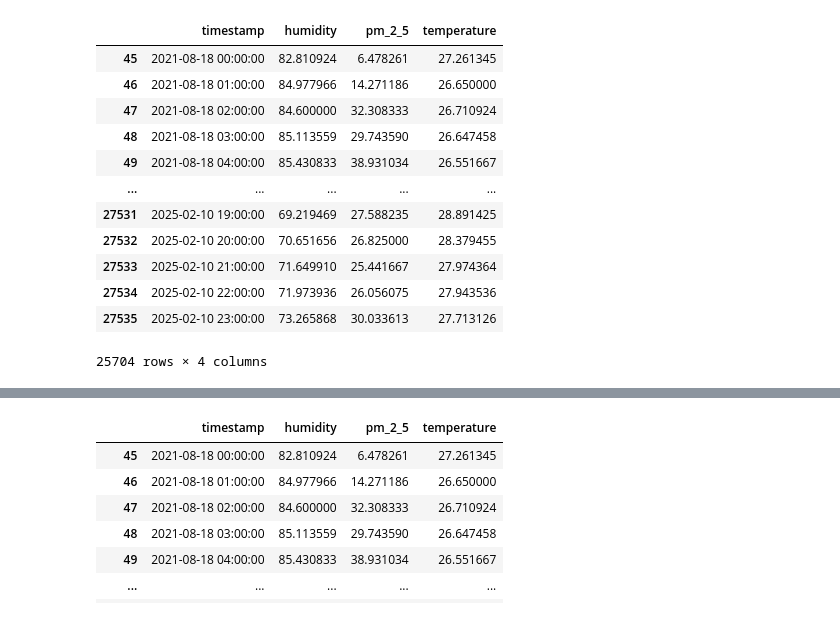
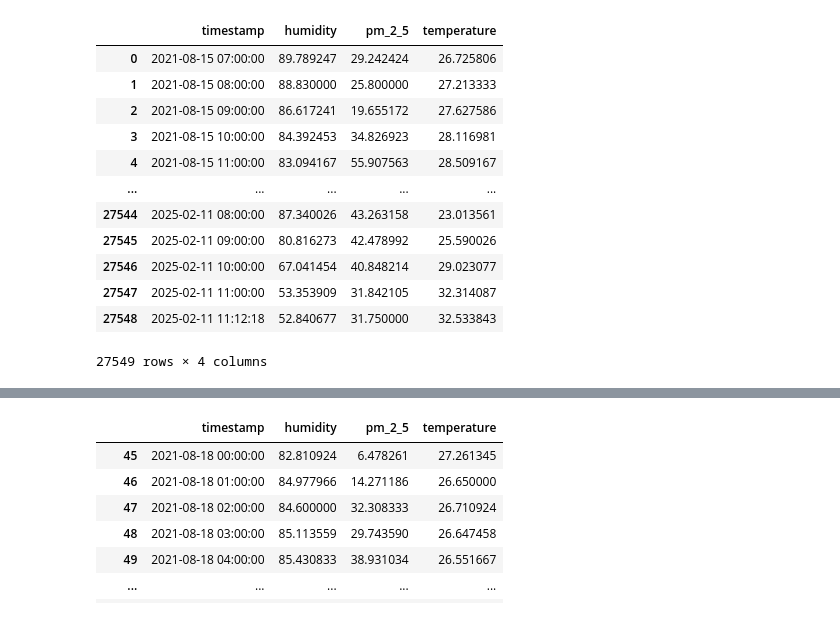
Before and after one commit to chetod/DustyVision-PM2.5, a Jupyter notebook: scripts/clean_data.ipynb, the cells around one changed output, grey strips where cells are left out. Drawn from its saved outputs; the diff is of its cells as text; code cells hidden in the pictures.

```diff
--- a/scripts/clean_data.ipynb
+++ b/scripts/clean_data.ipynb
@@ -10,41 +10,28 @@ Requirement already satisfied: six>=1.5 in c:\users\asus\desktop\projectforecast
 # %%
 import pandas as pd
 df = pd.read_csv(r"C:\Users\ASUS\Desktop\projectforecastpm2_5\dataforecast\raw_data\export-jsps001-1h.csv")  # เปลี่ยนเป็นชื่อไฟล์จริง
 df['timestamp'] = pd.to_datetime(df['timestamp'])
 df.drop(columns=['timezone'], inplace=True)
 df.drop(columns=['pm_2_5_sp'], inplace=True)
 df.drop(columns=['Unnamed: 0'], inplace=True)
 
 # โหลดข้อมูล (สมมติว่ามีคอลัมน์ 'timestamp')
 df['timestamp'] = pd.to_datetime(df['timestamp'])  # แปลงเป็น datetime
-df['date'] = df['timestamp'].dt.date  # ดึงเฉพาะวันที่
-
-# นับจำนวนแถวต่อวัน
-count_per_day = df.groupby('date')['timestamp'].count()
-
-# คัดกรองเฉพาะวันที่มีครบ 24 ชั่วโมง
-valid_days = count_per_day[count_per_day == 24].index
-
-# ลบวันที่ไม่ครบ 24 ชั่วโมง
-df_cleaned = df[df['date'].isin(valid_days)].drop(columns=['date'])
-
-
-df = df_cleaned
 df
 # %% [output]
 |  | timestamp | humidity | pm_2_5 | temperature |
-| 45 | 2021-08-18 00:00:00 | 82.810924 | 6.478261 | 27.261345 |
-| 46 | 2021-08-18 01:00:00 | 84.977966 | 14.271186 | 26.650000 |
-| 47 | 2021-08-18 02:00:00 | 84.600000 | 32.308333 | 26.710924 |
-| 48 | 2021-08-18 03:00:00 | 85.113559 | 29.743590 | 26.647458 |
-| 49 | 2021-08-18 04:00:00 | 85.430833 | 38.931034 | 26.551667 |
+| 0 | 2021-08-15 07:00:00 | 89.789247 | 29.242424 | 26.725806 |
+| 1 | 2021-08-15 08:00:00 | 88.830000 | 25.800000 | 27.213333 |
+| 2 | 2021-08-15 09:00:00 | 86.617241 | 19.655172 | 27.627586 |
+| 3 | 2021-08-15 10:00:00 | 84.392453 | 34.826923 | 28.116981 |
+| 4 | 2021-08-15 11:00:00 | 83.094167 | 55.907563 | 28.509167 |
 | ... | ... | ... | ... | ... |
-| 27531 | 2025-02-10 19:00:00 | 69.219469 | 27.588235 | 28.891425 |
-| 27532 | 2025-02-10 20:00:00 | 70.651656 | 26.825000 | 28.379455 |
-| 27533 | 2025-02-10 21:00:00 | 71.649910 | 25.441667 | 27.974364 |
-| 27534 | 2025-02-10 22:00:00 | 71.973936 | 26.056075 | 27.943536 |
-| 27535 | 2025-02-10 23:00:00 | 73.265868 | 30.033613 | 27.713126 |
+| 27544 | 2025-02-11 08:00:00 | 87.340026 | 43.263158 | 23.013561 |
+| 27545 | 2025-02-11 09:00:00 | 80.816273 | 42.478992 | 25.590026 |
+| 27546 | 2025-02-11 10:00:00 | 67.041454 | 40.848214 | 29.023077 |
+| 27547 | 2025-02-11 11:00:00 | 53.353909 | 31.842105 | 32.314087 |
+| 27548 | 2025-02-11 11:12:18 | 52.840677 | 31.750000 | 32.533843 |
-25704 rows × 4 columns
+27549 rows × 4 columns
 # %%
 df.boxplot()
 # %% [output]
```
Also changed, not shown: parts of 4 cells of this notebook, 18 other files.
